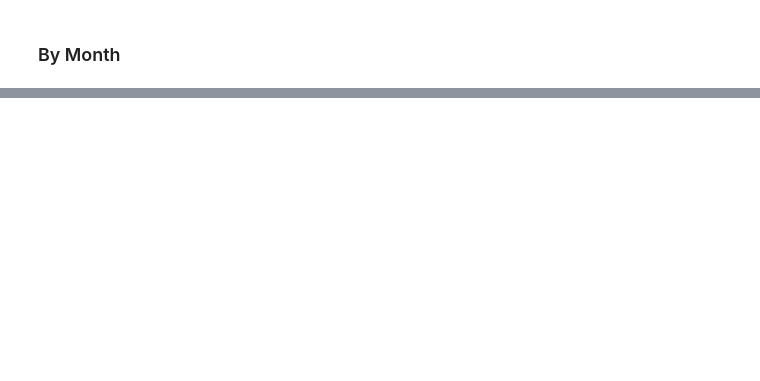
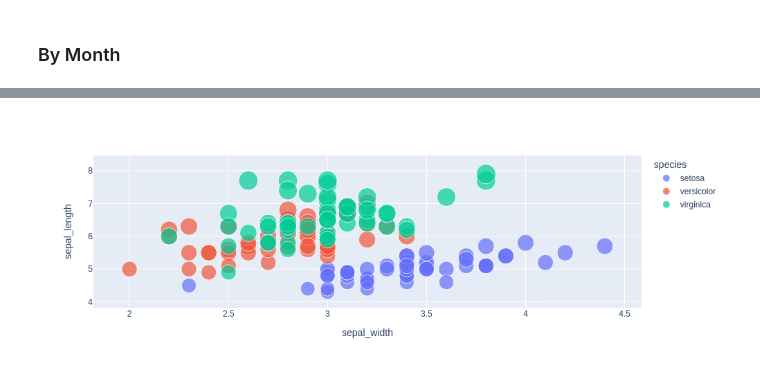
Before and after one commit to oss-aspen/Rappel, a Jupyter notebook: _sources/notebooks/issue_activity.ipynb, the cells around one changed output, grey strips where cells are left out. Drawn from its saved outputs; the diff is of its cells as text; code cells hidden in the pictures; blank space fills up the shorter version.

```diff
--- a/_sources/notebooks/issue_activity.ipynb
+++ b/_sources/notebooks/issue_activity.ipynb
@@ -188,15 +188,8 @@ plt.show()
 import plotly.io as pio
 import plotly.express as px
 import plotly.offline as py
-from dash import dcc
-from dash import html
 
 df = px.data.iris()
 fig = px.scatter(df, x="sepal_width", y="sepal_length", color="species", size="sepal_length")
-
-app = dash.Dash()
-app.layout = html.Div([
-    dcc.Graph(figure=fig)
-])
-
-app.run_server(debug=True, use_reloader=False)  # Turn off reloader if inside Jupyter
+fig
+# %% [output]
@@ -202,0 +197 @@ app.run_server(debug=True, use_reloader=False)  # Turn off reloader if inside Ju
+[figure, added]
```
Also changed, not shown: parts of 8 cells of this notebook, 25 other files.
